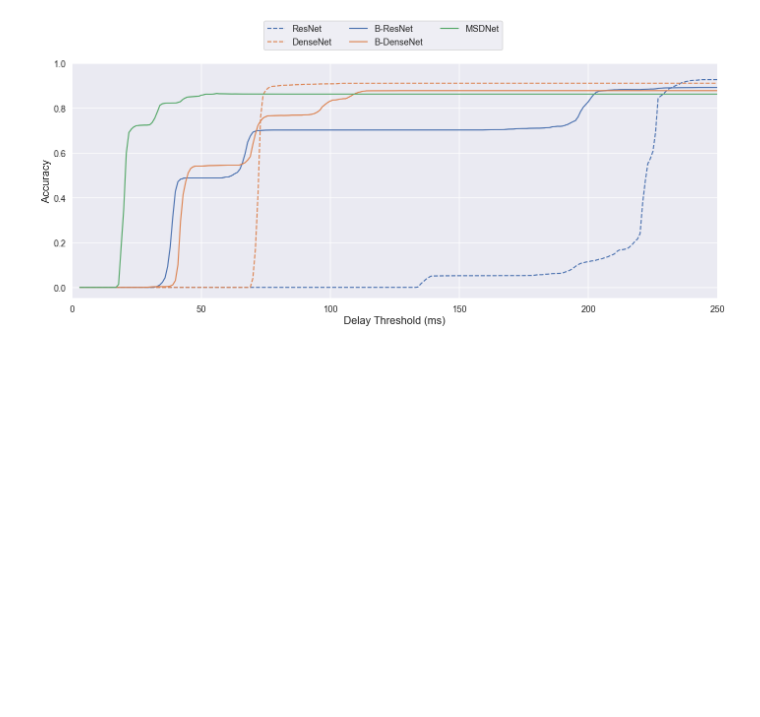
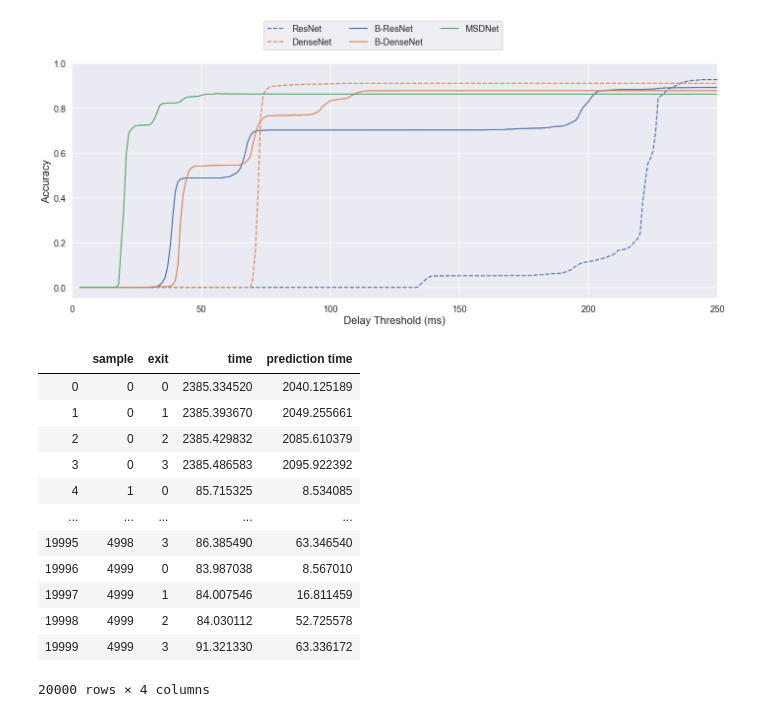
Before and after one commit to AlexKarlsen/thesis-src, a Jupyter notebook: DDNN/local/Timing.ipynb, the cells around one changed output. Cells and saved outputs as stored; diff of their text form; code cells hidden in the pictures; blank space fills up the shorter version.

```diff
--- a/DDNN/local/Timing.ipynb
+++ b/DDNN/local/Timing.ipynb
@@ -194,3 +194,19 @@ export_legend(legend, filename='delay_threshold_legend.png')
 [figure]
 [figure]
 [figure]
+# %%
+pd.read_json('../edge_test/nuc_2_jetson_b-resnet_time_timing.json')
+# %% [output]
+|  | sample | exit | time | prediction time |
+| 0 | 0 | 0 | 2385.334520 | 2040.125189 |
+| 1 | 0 | 1 | 2385.393670 | 2049.255661 |
+| 2 | 0 | 2 | 2385.429832 | 2085.610379 |
+| 3 | 0 | 3 | 2385.486583 | 2095.922392 |
+| 4 | 1 | 0 | 85.715325 | 8.534085 |
+| ... | ... | ... | ... | ... |
+| 19995 | 4998 | 3 | 86.385490 | 63.346540 |
+| 19996 | 4999 | 0 | 83.987038 | 8.567010 |
+| 19997 | 4999 | 1 | 84.007546 | 16.811459 |
+| 19998 | 4999 | 2 | 84.030112 | 52.725578 |
+| 19999 | 4999 | 3 | 91.321330 | 63.336172 |
+20000 rows × 4 columns
```
Also changed, not shown: 2 other files.
